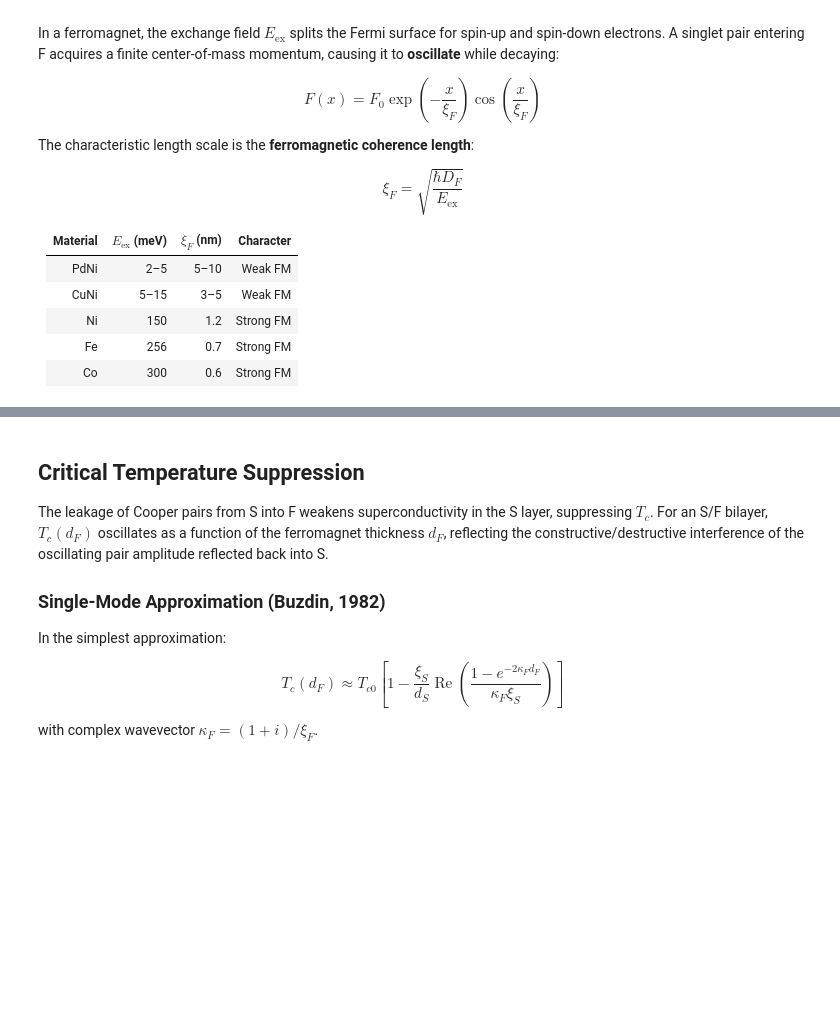
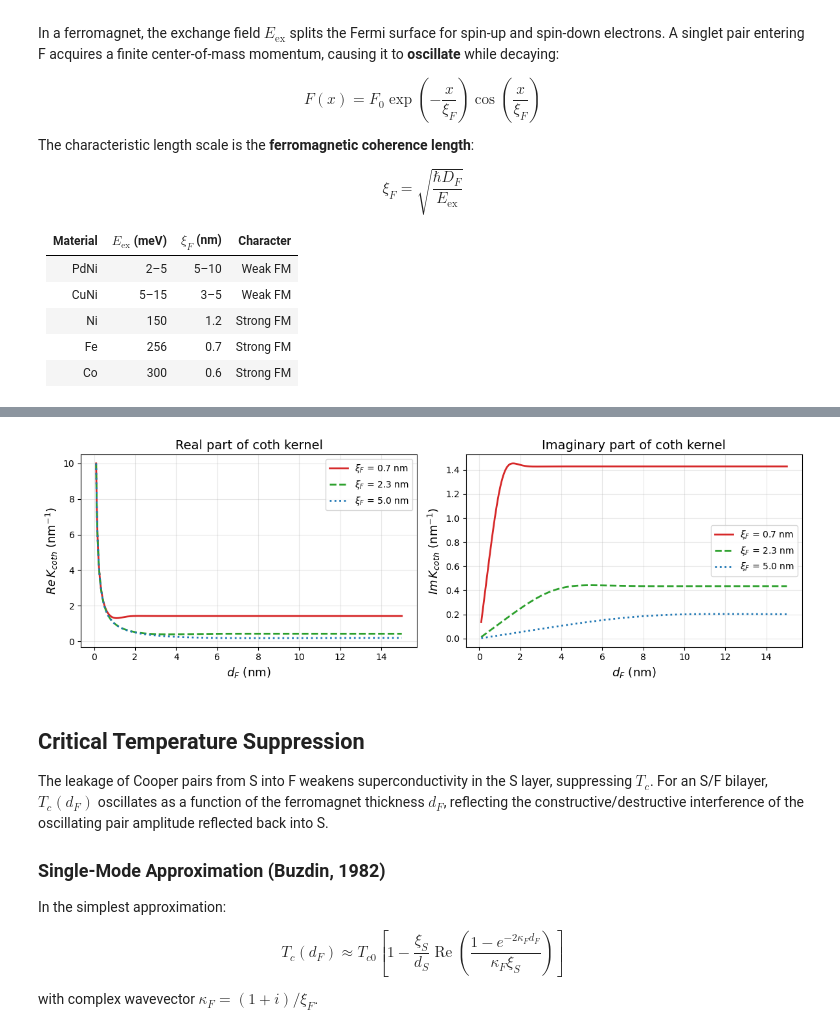
Before and after one commit to seanstarks-hub/SUPERMag-Simulation-Suite, a Jupyter notebook: docs/theory/proximity_effect.ipynb, the cells around one changed output, grey strips where cells are left out. Saved outputs shown, nothing was run; the diff lists cells and outputs as text; code cells hidden in the pictures; blank space fills up the shorter version.

```diff
--- a/docs/theory/proximity_effect.ipynb
+++ b/docs/theory/proximity_effect.ipynb
@@ -61,3 +87,32 @@ plt.show()
+# %%
+# Proximity kernels: visualize real and imaginary parts
+import numpy as np
+import matplotlib.pyplot as plt
+
+d_F = np.linspace(0.1, 15, 500)
+
+fig, axes = plt.subplots(1, 2, figsize=(12, 4))
+
+for xi_F, color, ls in [(0.7, '#d62728', '-'), (2.3, '#2ca02c', '--'), (5.0, '#1f77b4', ':')]:
+    q = (1 + 1j) / xi_F
+    K_coth = q * np.cosh(q * d_F) / np.sinh(q * d_F)
+    K_tanh = q * np.sinh(q * d_F) / np.cosh(q * d_F)
+    axes[0].plot(d_F, K_coth.real, color=color, ls=ls, lw=2,
+                 label=rf'$\xi_F$ = {xi_F} nm')
+    axes[1].plot(d_F, K_coth.imag, color=color, ls=ls, lw=2,
+                 label=rf'$\xi_F$ = {xi_F} nm')
+
+for ax, part in zip(axes, ['Re', 'Im']):
+    ax.set_xlabel(r'$d_F$ (nm)', fontsize=13)
+    ax.set_ylabel(rf'${part}\, K_{{coth}}$ (nm$^{{-1}}$)', fontsize=13)
+    ax.legend(fontsize=10)
+    ax.grid(True, alpha=0.3)
+axes[0].set_title('Real part of coth kernel', fontsize=14)
+axes[1].set_title('Imaginary part of coth kernel', fontsize=14)
+fig.tight_layout()
+plt.show()
+# %% [output]
+[figure, added]
 # %% [markdown]
 ## Critical Temperature Suppression
 
```
Also changed, not shown: parts of 8 cells of this notebook, 33 other files.
